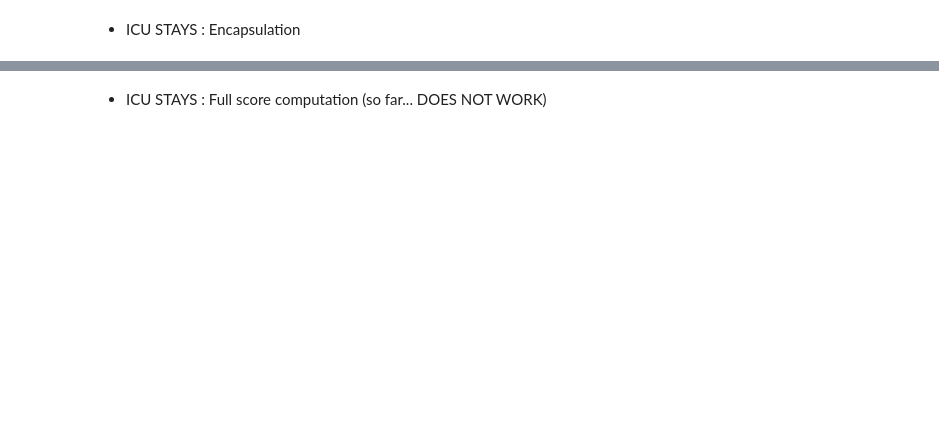
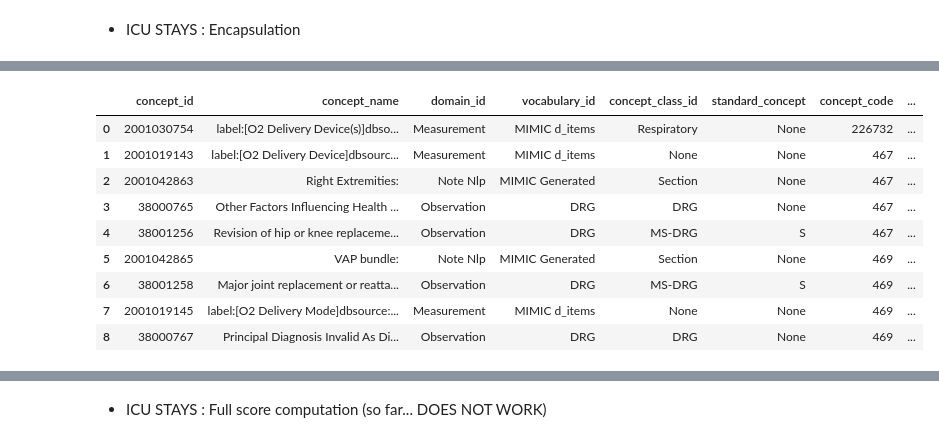
Before and after one commit to dataforgoodfr/batch4_diafoirus_fleming, a Jupyter notebook: sapsii_omop_trad.ipynb, the cells around one changed output, grey strips where cells are left out. Saved outputs shown, nothing was run; the diff lists cells and outputs as text; code cells hidden in the pictures; blank space fills up the shorter version.

```diff
--- a/sapsii_omop_trad.ipynb
+++ b/sapsii_omop_trad.ipynb
@@ -60,0 +120,18 @@ pd.read_sql_query(query_icu, conn)
+# %%
+query = """
+SELECT * from concept where concept_code in ('467', '469','226732')
+ORDER BY concept_code
+;
+"""
+pd.read_sql_query(query, conn)
+# %% [output]
+|  | concept_id | concept_name | domain_id | vocabulary_id | concept_class_id | standard_concept | concept_code | ... |
+| 0 | 2001030754 | label:[O2 Delivery Device(s)]dbso... | Measurement | MIMIC d_items | Respiratory | None | 226732 | ... |
+| 1 | 2001019143 | label:[O2 Delivery Device]dbsourc... | Measurement | MIMIC d_items | None | None | 467 | ... |
+| 2 | 2001042863 | Right Extremities: | Note Nlp | MIMIC Generated | Section | None | 467 | ... |
+| 3 | 38000765 | Other Factors Influencing Health ... | Observation | DRG | DRG | None | 467 | ... |
+| 4 | 38001256 | Revision of hip or knee replaceme... | Observation | DRG | MS-DRG | S | 467 | ... |
+| 5 | 2001042865 | VAP bundle: | Note Nlp | MIMIC Generated | Section | None | 469 | ... |
+| 6 | 38001258 | Major joint replacement or reatta... | Observation | DRG | MS-DRG | S | 469 | ... |
+| 7 | 2001019145 | label:[O2 Delivery Mode]dbsource:... | Measurement | MIMIC d_items | None | None | 469 | ... |
+| 8 | 38000767 | Principal Diagnosis Invalid As Di... | Observation | DRG | DRG | None | 469 | ... |
```
Also changed, not shown: parts of 21 cells of this notebook.
